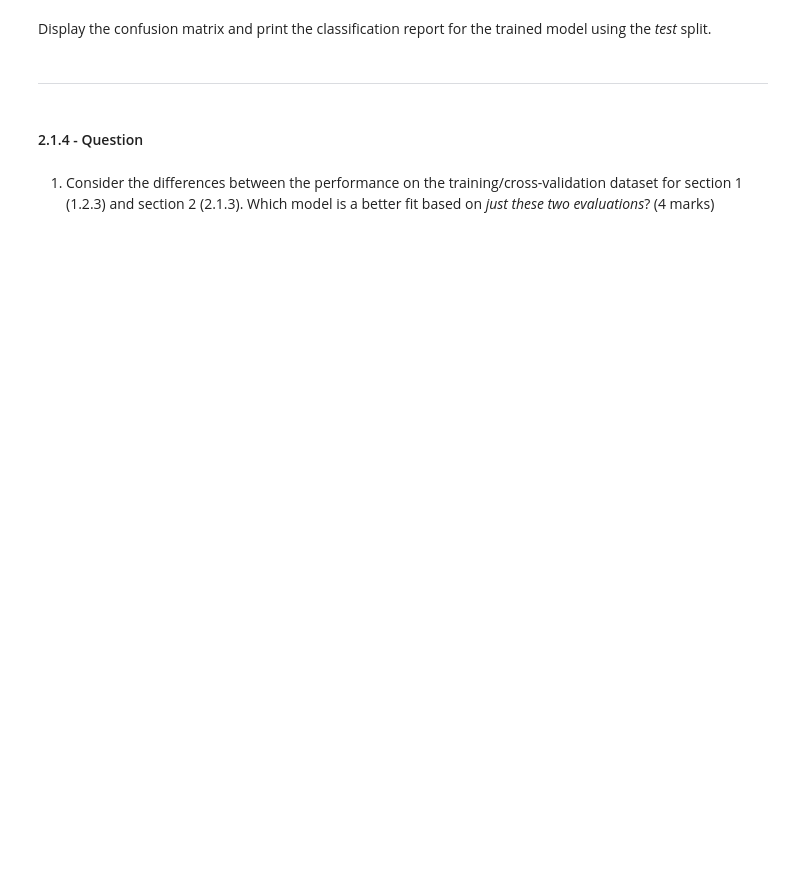
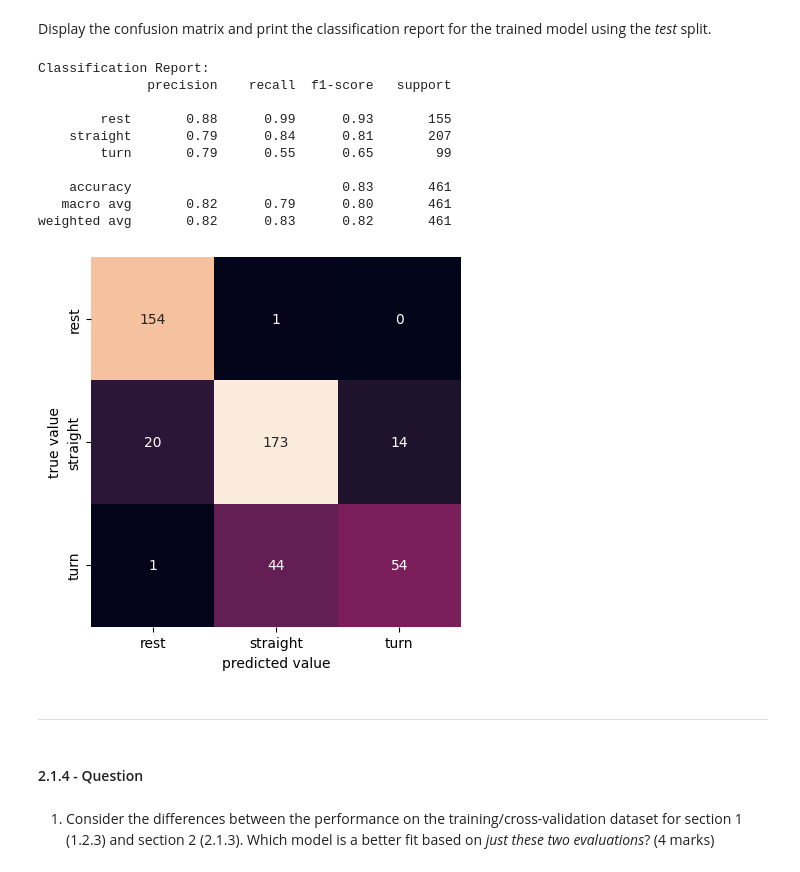
Before and after one commit to JiagengMi/engg680_2024_fall, a Jupyter notebook: Lab_Assignment4/ML_Application.ipynb, the cells around one changed output. Saved outputs shown, nothing was run; the diff lists cells and outputs as text; code cells hidden in the pictures; blank space fills up the shorter version.

```diff
--- a/Lab_Assignment4/ML_Application.ipynb
+++ b/Lab_Assignment4/ML_Application.ipynb
@@ -418,0 +417,21 @@ Follow the steps from **1.2.2** and perform model training and tuning using the
+# %%
+# TODO - Perform model training and tuning using `GridSearchCV`
+
+X_train, X_test, y_train, y_test = train_test_split(X, y, test_size=0.3, random_state=42, stratify=y)
+
+pipe = Pipeline([
+    ('scaler', StandardScaler()),
+    ('classifier', SVC())
+])
+print(pipe)
+
+param_grid = {
+    'classifier__C': [0.01, 0.1, 1 ,10,100],
+    'classifier__gamma': [0.001, 0.01, 0.1,1],
+    'classifier__kernel': ['rbf'],
+    'scaler': [StandardScaler(), RobustScaler(), None]
+}
+print(param_grid)
+
+grid = GridSearchCV(pipe, param_grid, cv=5, scoring='accuracy', return_train_score=True)
+grid.fit(X_train, y_train)
@@ -429,7 +459,8 @@ Print the results from the grid search. The following outputs must be printed.
 # %%
 # TODO: Print the results from the grid search
 
-#print("Best params:\n{}\n".format(???))
-#print("Best cross-validation train score: {:.2f}".format(???))
-#print("Best cross-validation validation score: {:.2f}".format(???))
-#print("Test-set score: {:.2f}".format(???)))
+y_pred = grid.best_estimator_.predict(X_test)
+print("Best params:\n{}\n".format(grid.best_params_))
+print("Best cross-validation train score: {:.2f}".format(max(grid.cv_results_['mean_train_score'])))
+print("Best cross-validation validation score: {:.2f}".format(grid.best_score_))
+print("Test-set score: {:.2f}".format(accuracy_score(y_test, y_pred)))
@@ -440,3 +476,26 @@ Display the confusion matrix and print the classification report for the trained
+# %%
+# TODO - Display confusion matrix and print classification reports
+
+conf_mat = confusion_matrix(y_test, y_pred)
+sns.heatmap(conf_mat, xticklabels=['rest', 'straight', 'turn'],  yticklabels=['rest', 'straight', 'turn'], square=True, annot=True, cbar=False, fmt='d')
+plt.xlabel('predicted value')
+plt.ylabel('true value')
+
+from sklearn.metrics import classification_report
+print("Classification Report:")
+print(classification_report(y_test, y_pred))
+# %% [output]
+Classification Report:
+              precision    recall  f1-score   support
+
+        rest       0.88      0.99      0.93       155
+    straight       0.79      0.84      0.81       207
+        turn       0.79      0.55      0.65        99
+
+    accuracy                           0.83       461
+   macro avg       0.82      0.79      0.80       461
+weighted avg       0.82      0.83      0.82       461
+[figure, added]
 # %% [markdown]
 ___
 # %% [markdown]
```
Also changed, not shown: parts of 41 cells of this notebook.
